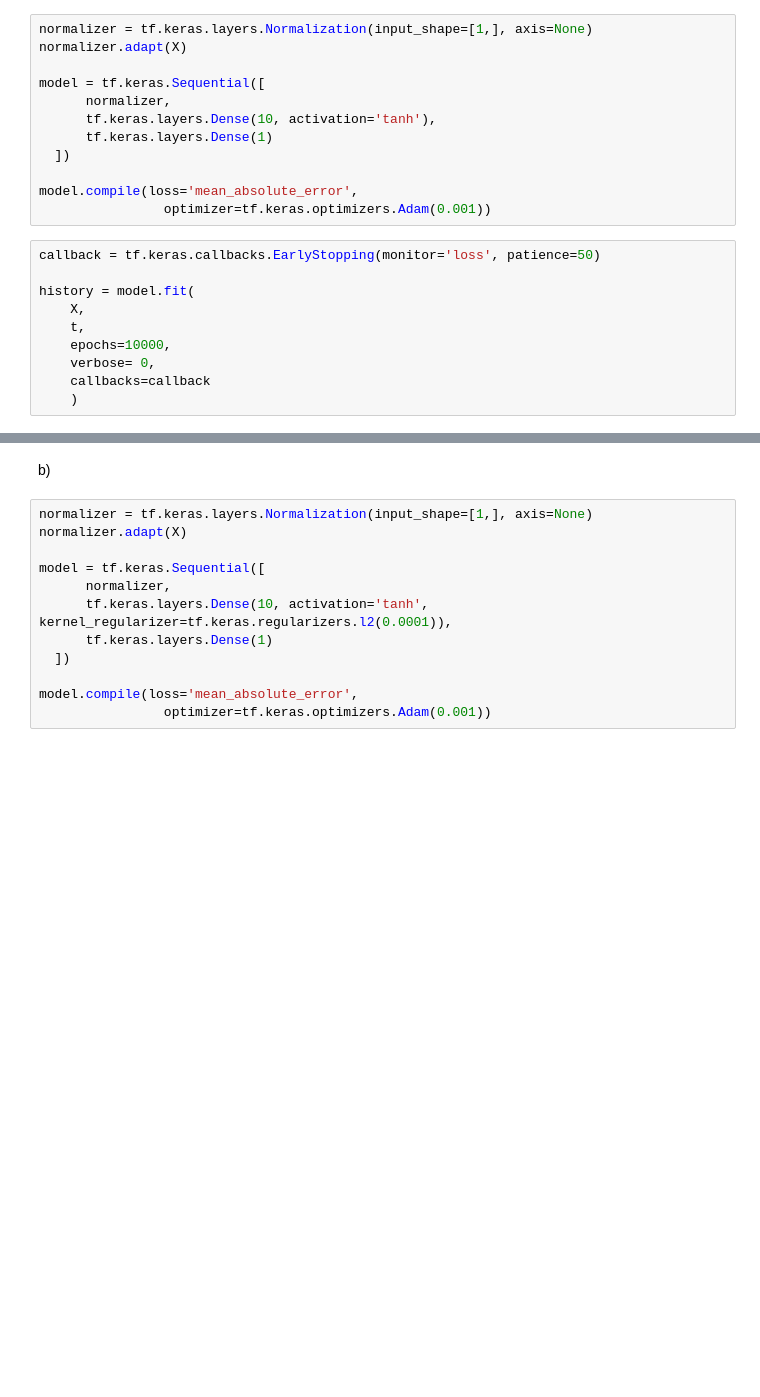
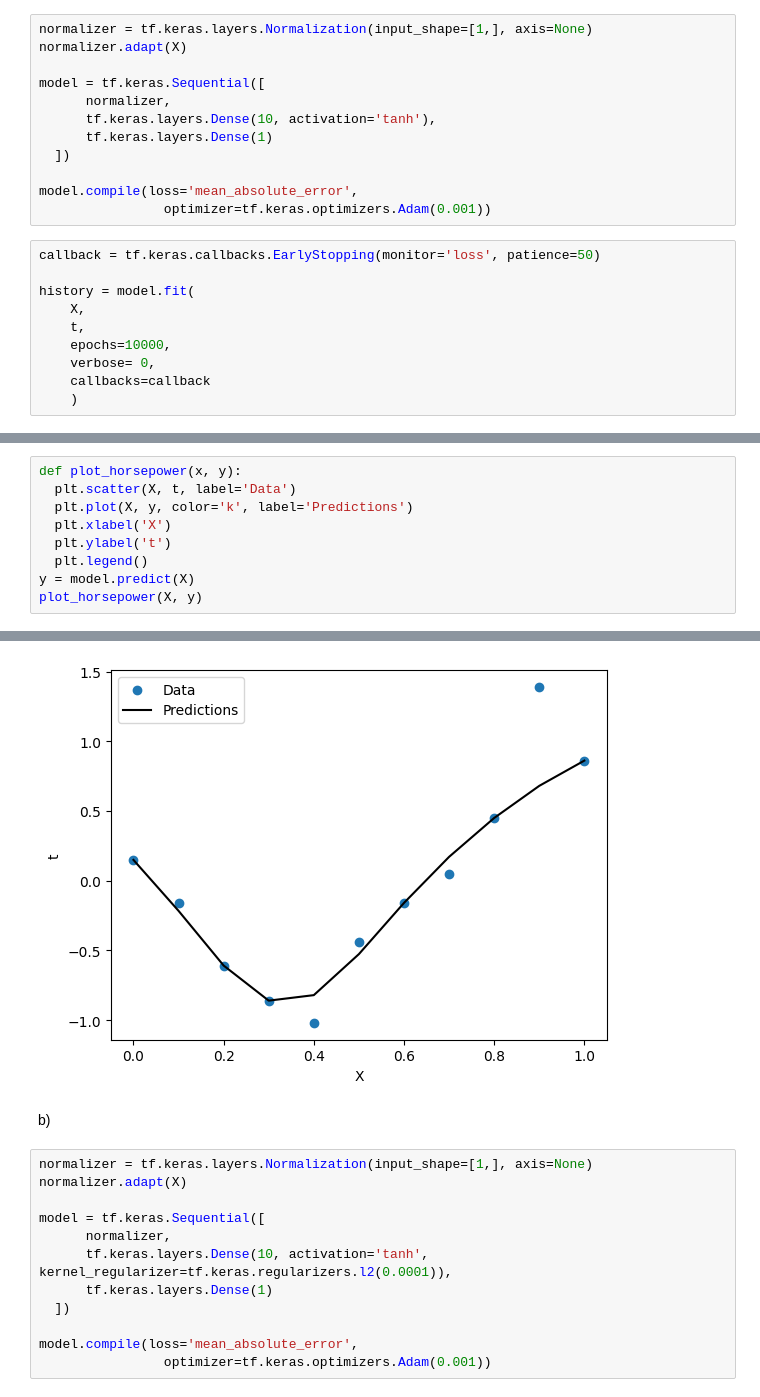
Before and after one commit to dpl373/AML, a Jupyter notebook: w_05/exercise_5_RV.ipynb, the cells around one changed output, grey strips where cells are left out. Drawn from its saved outputs; the diff is of its cells as text; blank space fills up the shorter version.

```diff
--- a/w_05/exercise_5_RV.ipynb
+++ b/w_05/exercise_5_RV.ipynb
@@ -42,0 +43,10 @@ plot_loss(history)
+# %%
+def plot_horsepower(x, y):
+  plt.scatter(X, t, label='Data')
+  plt.plot(X, y, color='k', label='Predictions')
+  plt.xlabel('X')
+  plt.ylabel('t')
+  plt.legend()
+y = model.predict(X)
+plot_horsepower(X, y)
+# %% [output]
@@ -43,3 +54,4 @@ plot_loss(history)
+[figure, added]
 # %% [markdown]
 b)
 # %%
```
Also changed, not shown: parts of 6 cells of this notebook.
